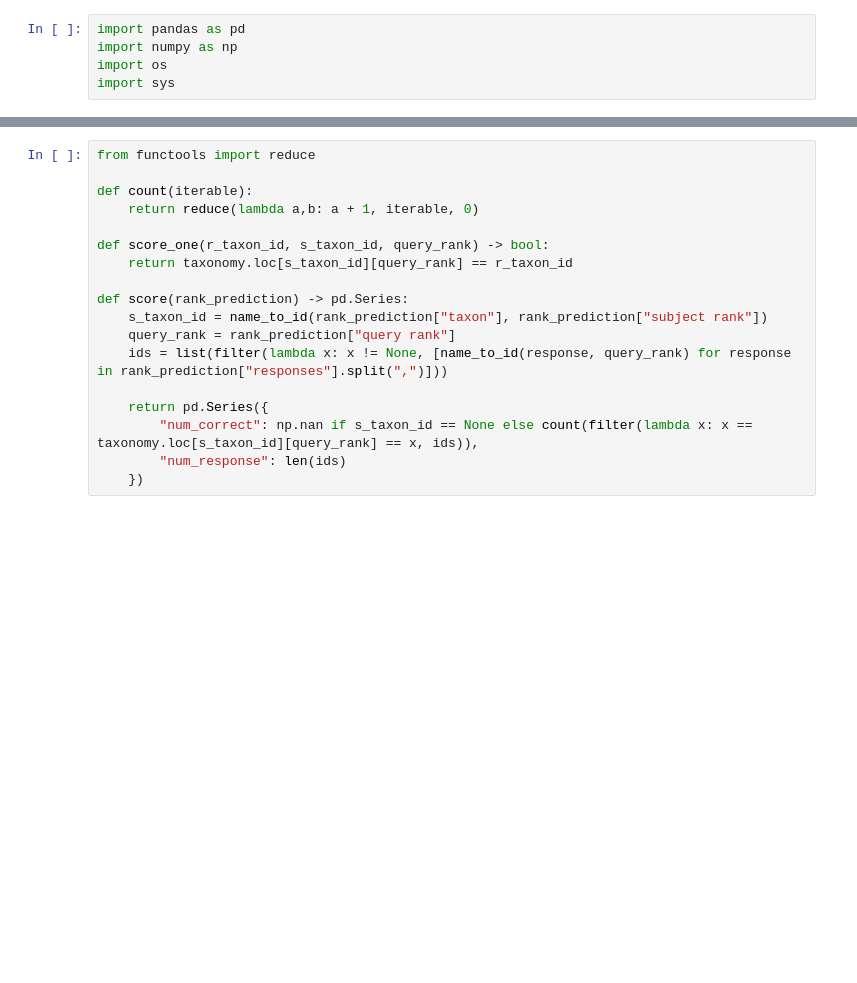
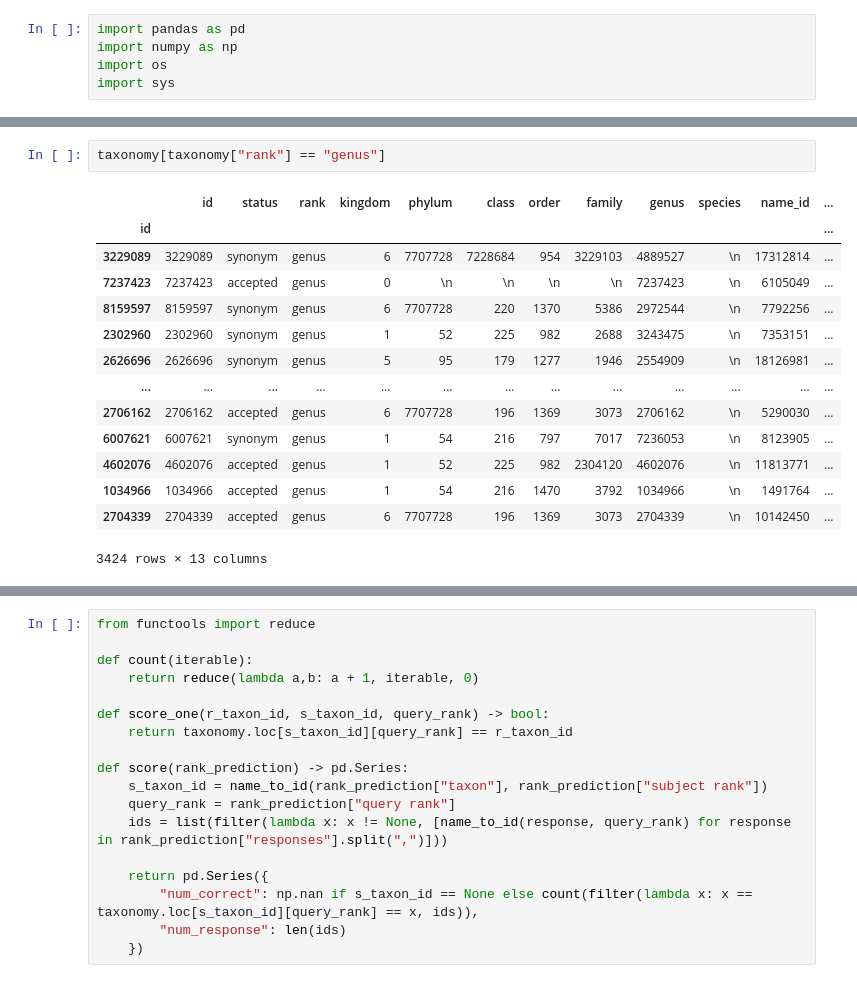
Before and after one commit to mielliott/biodiversity-llms, a Jupyter notebook: tdwg2023/taxonomy/taxonomy.ipynb, the cells around one changed output, grey strips where cells are left out. Drawn from its saved outputs; the diff is of its cells as text; blank space fills up the shorter version.

```diff
--- a/tdwg2023/taxonomy/taxonomy.ipynb
+++ b/tdwg2023/taxonomy/taxonomy.ipynb
@@ -41,0 +71,17 @@ def name_to_id(name, rank):
+# %%
+taxonomy[taxonomy["rank"] == "genus"]
+# %% [output]
+|  | id | status | rank | kingdom | phylum | class | order | family | genus | species | name_id | ... |
+| id |  |  |  |  |  |  |  |  |  |  |  | ... |
+| 3229089 | 3229089 | synonym | genus | 6 | 7707728 | 7228684 | 954 | 3229103 | 4889527 | \n | 17312814 | ... |
+| 7237423 | 7237423 | accepted | genus | 0 | \n | \n | \n | \n | 7237423 | \n | 6105049 | ... |
+| 8159597 | 8159597 | synonym | genus | 6 | 7707728 | 220 | 1370 | 5386 | 2972544 | \n | 7792256 | ... |
+| 2302960 | 2302960 | synonym | genus | 1 | 52 | 225 | 982 | 2688 | 3243475 | \n | 7353151 | ... |
+| 2626696 | 2626696 | synonym | genus | 5 | 95 | 179 | 1277 | 1946 | 2554909 | \n | 18126981 | ... |
+| ... | ... | ... | ... | ... | ... | ... | ... | ... | ... | ... | ... | ... |
+| 2706162 | 2706162 | accepted | genus | 6 | 7707728 | 196 | 1369 | 3073 | 2706162 | \n | 5290030 | ... |
+| 6007621 | 6007621 | synonym | genus | 1 | 54 | 216 | 797 | 7017 | 7236053 | \n | 8123905 | ... |
+| 4602076 | 4602076 | accepted | genus | 1 | 52 | 225 | 982 | 2304120 | 4602076 | \n | 11813771 | ... |
+| 1034966 | 1034966 | accepted | genus | 1 | 54 | 216 | 1470 | 3792 | 1034966 | \n | 1491764 | ... |
+| 2704339 | 2704339 | accepted | genus | 6 | 7707728 | 196 | 1369 | 3073 | 2704339 | \n | 10142450 | ... |
+3424 rows × 13 columns
```
Also changed, not shown: parts of 31 cells of this notebook, 23 other files.
